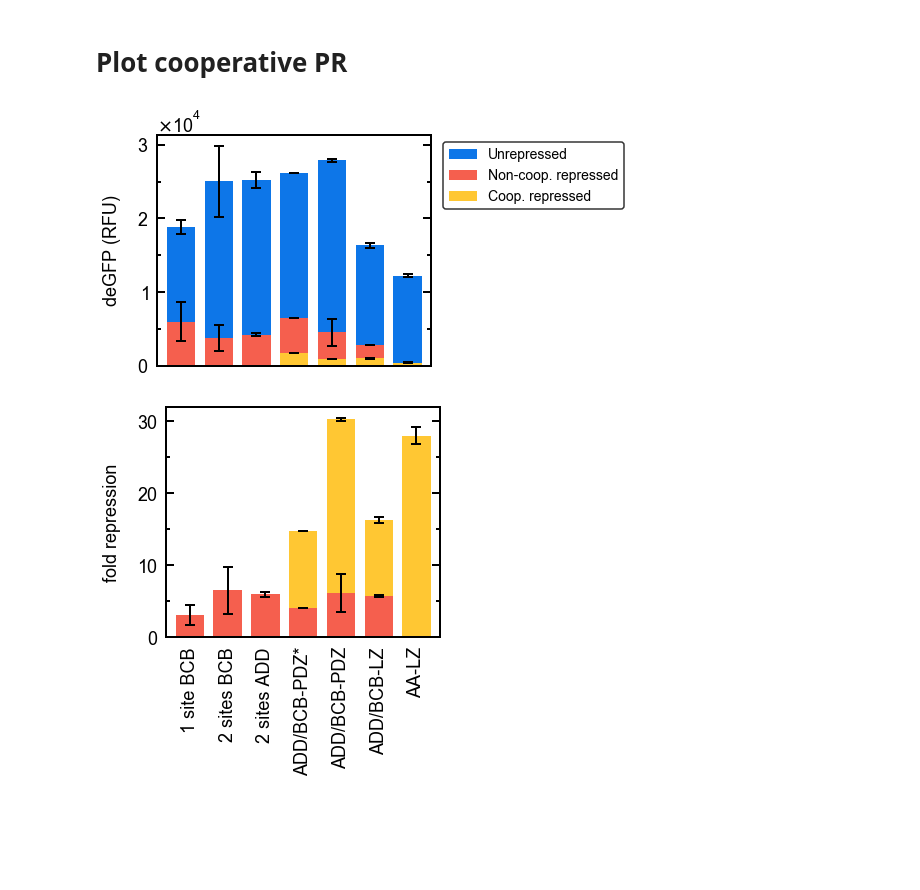
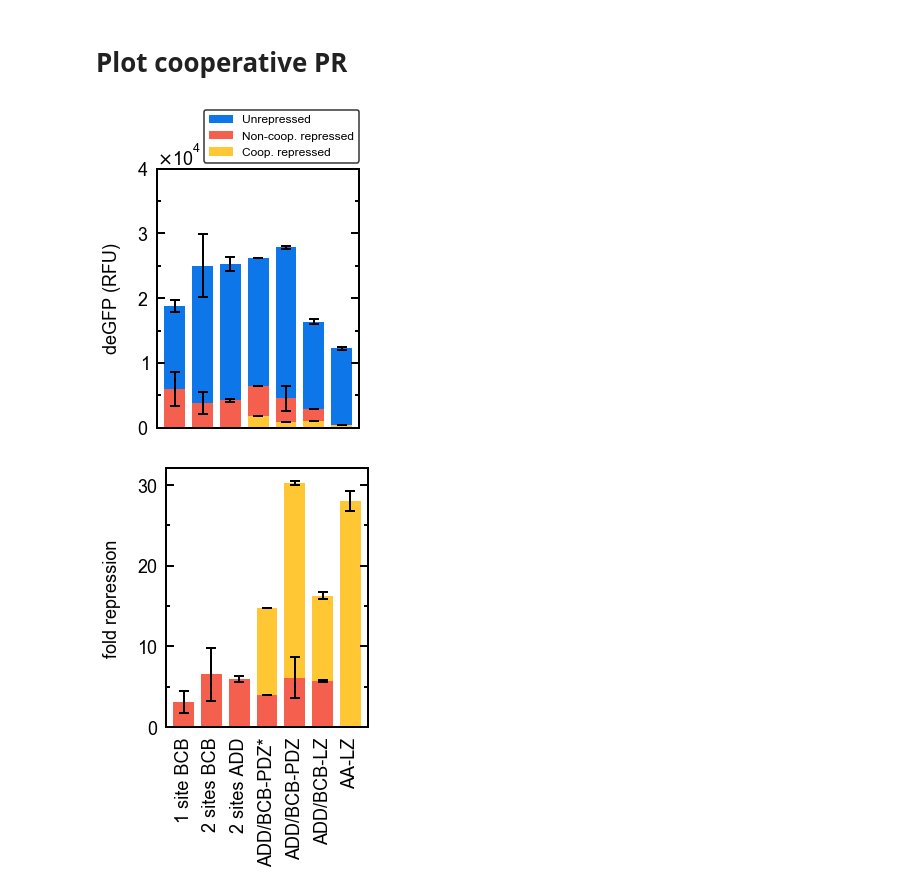
Before and after one commit to lbnc-epfl/2018_Swank_analysis, a Jupyter notebook: NB_bar_charts.ipynb, the cells around one changed output. Drawn from its saved outputs; the diff is of its cells as text; code cells hidden in the pictures; blank space fills up the shorter version.

```diff
--- a/NB_bar_charts.ipynb
+++ b/NB_bar_charts.ipynb
@@ -264,12 +266,12 @@ plt.close("all")
 my_dpi=150
 
 figure_options={'figsize':(10,6)} #figure size in inches. A4=11.7x8.3.
-font_options={'size':'22','family':'sans-serif','sans-serif':'Arial'}
+font_options={'size':'28','family':'sans-serif','sans-serif':'Arial'}
 plt.rc('figure', **figure_options)
 plt.rc('font', **font_options)
 #fig=plt.figure(); ax=fig.add_subplot(2,1,1)
 fig,ax=plt.subplots()
-plt.subplots_adjust(left=0.15,bottom=0.25,right=0.95,top=0.95)
+plt.subplots_adjust(left=0.15,bottom=0.3,right=0.85,top=0.9)
 
 labels=['-10','-9','-8','-7','-6','-5','-4','-3','-2','-1','-0','+1','+2','+3','+4','+5','+6','+7']
 
@@ -310,7 +312,7 @@ ax.tick_params(axis='y', pad=9)
 ax.ticklabel_format(style='sci', axis='y', scilimits=(0,0),useMathText=True)
 
 ######### CALL LEGEND #########
-ax.legend(loc='upper left', fontsize=18,numpoints=1)
+#ax.legend(loc='upper left', fontsize=18,numpoints=1)
 
 plt.savefig(DIR_PLOTS+'plot_1siteslide_levels.pdf',dpi=my_dpi,transparent=True)
 plt.show()
@@ -324,11 +326,11 @@ plt.close("all")
 my_dpi=150
 
 figure_options={'figsize':(10,4)} #figure size in inches. A4=11.7x8.3.
-font_options={'size':'22','family':'sans-serif','sans-serif':'Arial'}
+font_options={'size':'28','family':'sans-serif','sans-serif':'Arial'}
 plt.rc('figure', **figure_options)
 plt.rc('font', **font_options)
 fig=plt.figure(); ax=fig.add_subplot(1,1,1)
-plt.subplots_adjust(left=0.15,bottom=0.25,right=0.95,top=0.95)
+plt.subplots_adjust(left=0.15,bottom=0.3,right=0.85,top=0.9)
 
 ######### CALL PLOTS #########
 
@@ -373,11 +375,11 @@ plt.close("all")
 my_dpi=150
 
 figure_options={'figsize':(10,4)} #figure size in inches. A4=11.7x8.3.
-font_options={'size':'22','family':'sans-serif','sans-serif':'Arial'}
+font_options={'size':'28','family':'sans-serif','sans-serif':'Arial'}
 plt.rc('figure', **figure_options)
 plt.rc('font', **font_options)
 fig=plt.figure(); ax=fig.add_subplot(1,1,1)
-plt.subplots_adjust(left=0.15,bottom=0.25,right=0.95,top=0.95)
+plt.subplots_adjust(left=0.15,bottom=0.3,right=0.85,top=0.9)
 
 ######### CALL PLOTS #########
 
@@ -392,12 +394,12 @@ ax.bar(ind,df2['MITOMI'],width,yerr=[df2['err'],df2['err']],
 
 ######### FORMAT #########
 ax.set_xlim([-0.25,length])
-ax.set_ylim([0,9])
-ax.set_yticks([0,2,4,6,8])
+ax.set_ylim([0,10])
+ax.set_yticks([0,4,8])
 ax.set_xticks(ind+width/2)
 ax.set_xticklabels(labels,rotation=90,ha='center')
 ax.set_xlabel('distance (bp)', labelpad=9)
-ax.set_ylabel('MITOMI $K_d$ (nM)', labelpad=16)
+ax.set_ylabel('$K_d$ (nM)', labelpad=16)
 ax.axhline(linewidth=2, color='k')
 ax.axvline(x=((10+width/2)+(11+width/2))/2,linewidth=2, color='k',ls='--')
 ax.spines['bottom'].set_linewidth(2)
@@ -430,7 +432,7 @@ plt.close("all")
 
 my_dpi=150
 
-figure_options={'figsize':(8.27,5.83)} #figure size in inches. A4=11.7x8.3. A5=8.27,5.83
+figure_options={'figsize':(4,8)} #figure size in inches. A4=11.7x8.3. A5=8.27,5.83
 font_options={'size':'18','family':'sans-serif','sans-serif':'Arial'}
 plt.rc('figure', **figure_options)
 plt.rc('font', **font_options)
@@ -438,7 +440,7 @@ plt.rc('font', **font_options)
 current_palette=sns.color_palette("deep", 4)
 plt.rc('axes',prop_cycle=(cycler('color',current_palette)))
 f, ax=plt.subplots()
-plt.subplots_adjust(left=0.2,bottom=0.4,right=0.66,top=0.95)
+plt.subplots_adjust(left=0.25,bottom=0.4,right=0.95,top=0.85)
 
 ######### CALL PLOTS #########
 
@@ -461,42 +463,47 @@ ax.bar(ind,df['Cognate'],width,yerr=[df['Cognate err'],df['Cognate err']],
 
 ######### FORMAT #########
 ax.set_xlim([-0.25,length])
+ax.set_yticks([0,1e4,2e4,3e4,4e4])
 ax.set_xticks(ind+width/2)
 ax.set_xticklabels(df.index,rotation=90,ha='center',visible=False) #df2.index
 ax.set_ylabel('deGFP (RFU)', labelpad=16)
 ax.axhline(linewidth=2, color='k')
 ax.axvline(x=((10+width/2)+(11+width/2))/2,linewidth=2, color='k',ls='--')
 ax.spines['bottom'].set_linewidth(2)
 ax.spines['top'].set_linewidth(2)
 ax.spines['left'].set_linewidth(2)
 ax.spines['right'].set_linewidth(2)
 minorLocatorx=AutoMinorLocator(2) # Number of minor intervals per major interval
 minorLocatory=AutoMinorLocator(2)
 ax.yaxis.set_minor_locator(minorLocatory)
 ax.tick_params(which='major', width=2, length=8,direction='in',top='false',right='true',bottom='false')
 ax.tick_params(which='minor', width=2, length=4,direction='in',top='true',right='true')
 ax.tick_params(axis='x', pad=9)
 ax.tick_params(axis='y', pad=9)
 ax.ticklabel_format(style='sci', axis='y', scilimits=(0,0),useMathText=True)
 
 ######### CALL LEGEND #########
-leg=ax.legend(loc='upper right', fontsize=14,numpoints=1,frameon=True)
+leg=ax.legend(loc='upper right', fontsize=12,numpoints=1,frameon=True)
 leg.get_frame().set_edgecolor('k')
 leg.get_frame().set_linewidth(1.5)
 
 # Get the bounding box of the original legend
 bb = leg.get_bbox_to_anchor().inverse_transformed(ax.transAxes)
 
 # Change to location of the legend.
-xOffset = 0.73
+xOffset = 0.03
 bb.x0 += xOffset
 bb.x1 += xOffset
+
+yOffset = 0.25
+bb.y0 += yOffset
+bb.y1 += yOffset
 leg.set_bbox_to_anchor(bb, transform = ax.transAxes)
 
 plt.savefig(DIR_PLOTS+'plot_coopPR_levels.pdf',dpi=my_dpi,transparent=True)#,bbox_inches='tight')
 plt.show()
 # %% [output]
-[figure, old version]
+[figure, new version]
 # %%
 df=pd.read_csv(DIR_DATA+'repressor_platereader.csv',delimiter=',',index_col=0)
 
@@ -508,7 +515,7 @@ plt.close("all")
 
 my_dpi=150
 
-figure_options={'figsize':(8.27,5.83)} #figure size in inches. A4=11.7x8.3. A5=8.27,5.83
+figure_options={'figsize':(4,8)} #figure size in inches. A4=11.7x8.3. A5=8.27,5.83
 font_options={'size':'18','family':'sans-serif','sans-serif':'Arial'}
 plt.rc('figure', **figure_options)
 plt.rc('font', **font_options)
@@ -516,7 +523,7 @@ plt.rc('font', **font_options)
 current_palette=sns.color_palette("deep", 4)
 plt.rc('axes',prop_cycle=(cycler('color',current_palette)))
 f, ax=plt.subplots()
-plt.subplots_adjust(left=0.2,bottom=0.4,right=0.66,top=0.95)
+plt.subplots_adjust(left=0.25,bottom=0.4,right=0.95,top=0.85)
 
 ######### CALL PLOTS #########
 
@@ -538,6 +545,7 @@ ax.bar(ind,df['FR non-cognate'],width,yerr=[df['FR non-cognate err'],df['FR non-
 ######### FORMAT #########
 ax.set_xlim([-0.25,length])
 ax.set_xticks(ind+width/2)
+ax.set_yticks([0,10,20,30])
 ax.set_xticklabels(df.index,rotation=90,ha='center',visible=True) #df2.index
 ax.set_ylabel('fold repression', labelpad=16)
 ax.axhline(linewidth=2, color='k')
@@ -557,4 +565,4 @@ ax.tick_params(axis='y', pad=9)
 plt.savefig(DIR_PLOTS+'plot_coopPR_FR.pdf',dpi=my_dpi,transparent=True)
 plt.show()
 # %% [output]
-[figure, old version]
+[figure, new version]
```
Also changed, not shown: parts of 3 cells of this notebook, 16 other files.
